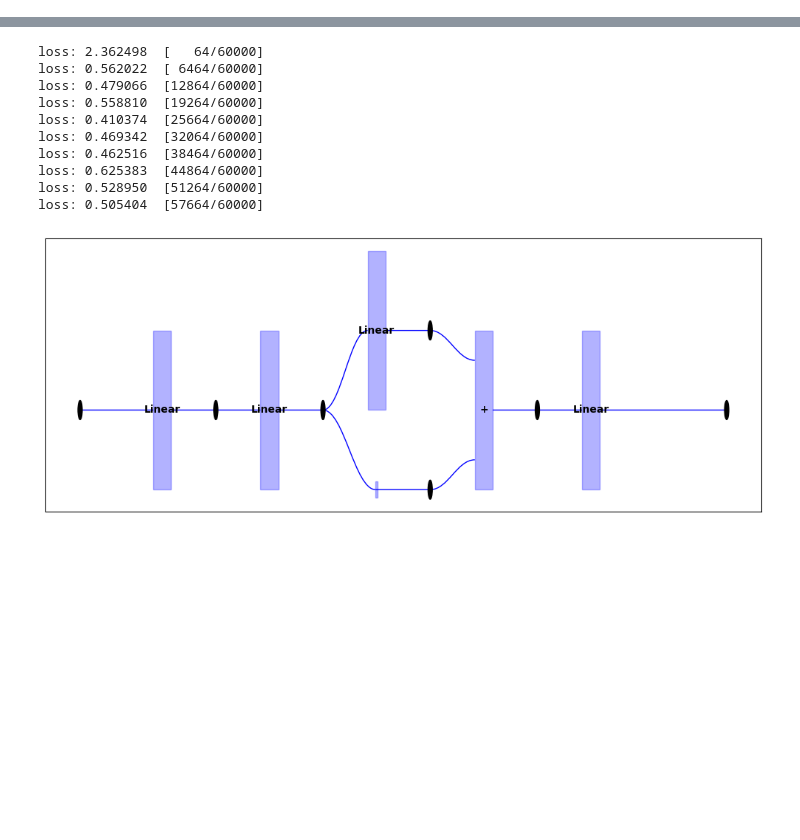
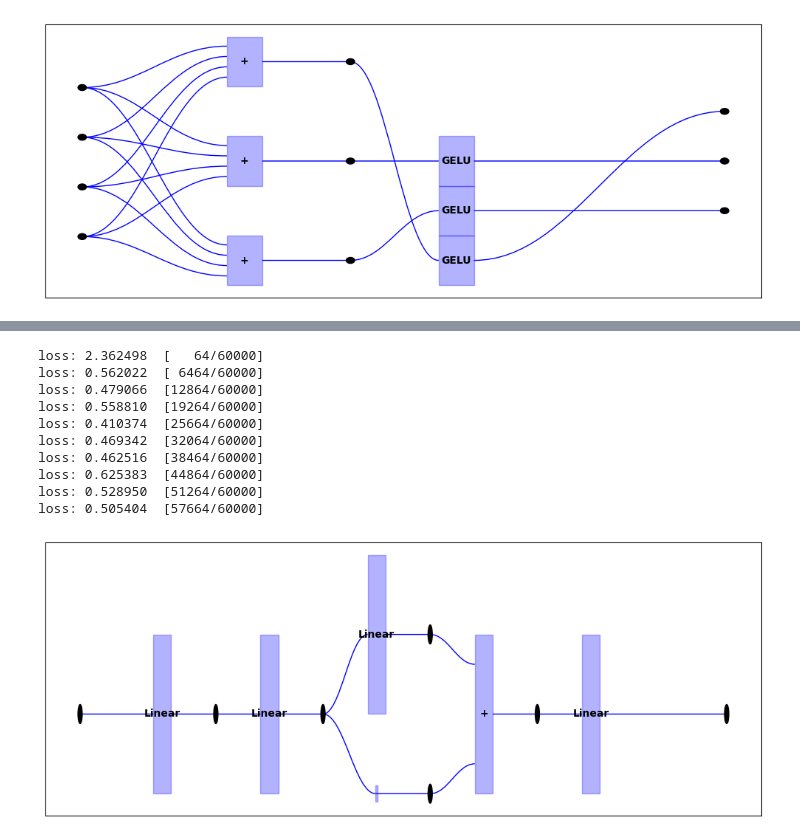
Before and after one commit to alexkoziell/StriNNg, a Jupyter notebook: strinng/prototyping.ipynb, the cells around one changed output, grey strips where cells are left out. Saved outputs shown, nothing was run; the diff lists cells and outputs as text; code cells hidden in the pictures; blank space fills up the shorter version.

```diff
--- a/strinng/prototyping.ipynb
+++ b/strinng/prototyping.ipynb
@@ -11 +15,6 @@ from strinng.generators import create_neuron
+# %%
+layer2 = create_fully_connected(4, 3, nn.GELU())
+MplArtist(layer2).draw(figsize=(10, 4))
+# %% [output]
+[figure, added]
 # %%
```
Also changed, not shown: parts of 5 cells of this notebook, 2 other files.
